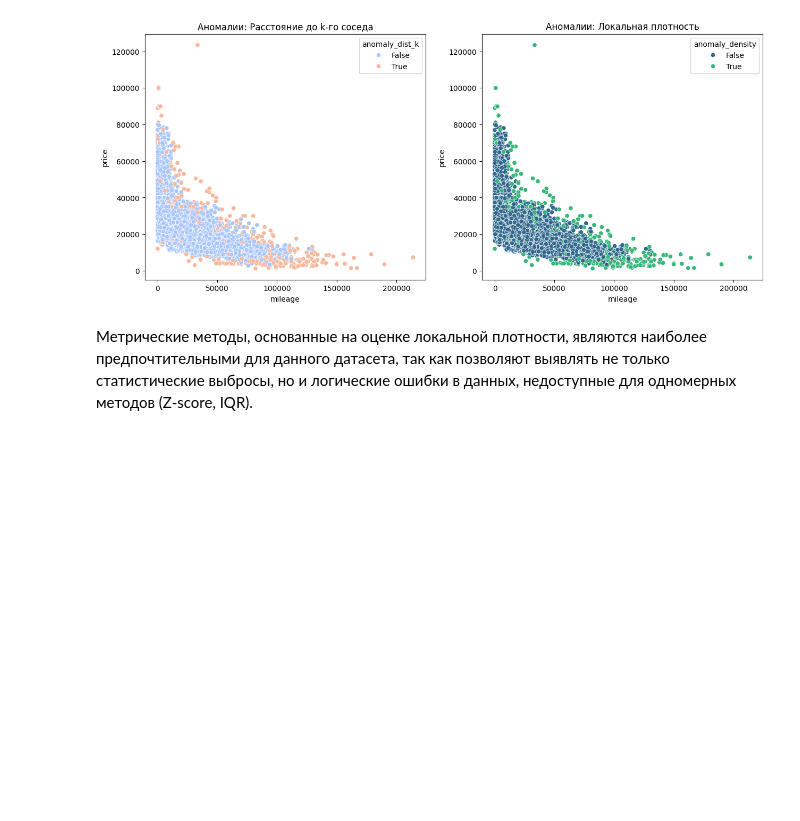
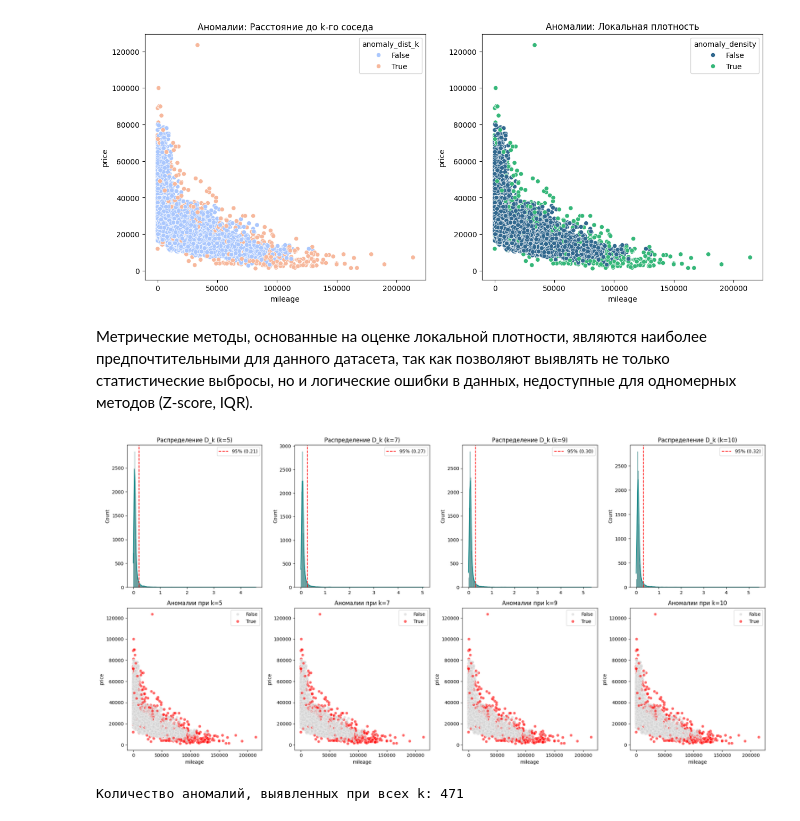
Before and after one commit to ask1d/lab2, a Jupyter notebook: notebooks/02_data_understanding.ipynb, the cells around one changed output. Saved outputs shown, nothing was run; the diff lists cells and outputs as text; code cells hidden in the pictures; blank space fills up the shorter version.

```diff
--- a/notebooks/02_data_understanding.ipynb
+++ b/notebooks/02_data_understanding.ipynb
@@ -279,10 +279,6 @@ results = {method: df[method].sum() for method in methods}
 print("Количество выявленных аномалий по методам")
 for method, count in results.items():
     print(f"{method}: {count} записей")
-
-
-df['is_strong_anomaly'] = df[methods].all(axis=1)
-print(f"\nКоличество объектов, признанных аномалиями всеми методами: {df['is_strong_anomaly'].sum()}")
 # %% [output]
 Количество выявленных аномалий по методам
 anomaly_dist_k: 539 записей
@@ -304,3 +298,52 @@ plt.show()
 [figure]
 # %% [markdown]
  Метрические методы, основанные на оценке локальной плотности, являются наиболее предпочтительными для данного датасета, так как позволяют выявлять не только статистические выбросы, но и логические ошибки в данных, недоступные для одномерных методов (Z-score, IQR).
+# %%
+import matplotlib.pyplot as plt
+import seaborn as sns
+from sklearn.neighbors import NearestNeighbors
+import numpy as np
+
+# Список значений k для анализа
+k_values = [5, 7, 9, 10]
+anomaly_indices = {}
+
+# Подготовка графиков (2 ряда по 4 графика: распределение и scatter plot)
+fig, axes = plt.subplots(2, 4, figsize=(20, 10))
+
+for i, k in enumerate(k_values):
+    # 1. Расчет среднего расстояния
+    knn = NearestNeighbors(n_neighbors=k, metric='euclidean')
+    knn.fit(X_scaled)
+    distances, _ = knn.kneighbors(X_scaled)
+    avg_dist = distances.mean(axis=1)
+
+    # Сохранение метрики в DF для текущего k
+    col_name = f'avg_dist_k{k}'
+    df[col_name] = avg_dist
+
+    # 2. Определение порога (верхние 5%)
+    threshold = np.percentile(avg_dist, 95)
+    is_anomaly = avg_dist > threshold
+    anomaly_indices[k] = set(df[is_anomaly].index)
+
+    # 3. Визуализация распределения метрики (верхний ряд)
+    sns.histplot(avg_dist, kde=True, ax=axes[0, i], color='teal')
+    axes[0, i].axvline(threshold, color='red', linestyle='--', label=f'95% ({threshold:.2f})')
+    axes[0, i].set_title(f'Распределение D_k (k={k})')
+    axes[0, i].legend()
+
+    # 4. Визуализация аномалий на Scatter Plot (нижний ряд)
+    sns.scatterplot(data=df, x='mileage', y='price', hue=is_anomaly,
+                    palette={False: 'lightgray', True: 'red'}, ax=axes[1, i], alpha=0.6)
+    axes[1, i].set_title(f'Аномалии при k={k}')
+
+plt.tight_layout()
+plt.show()
+
+# 5. Количественный анализ пересечений
+common_all = set.intersection(*anomaly_indices.values())
+print(f"Количество аномалий, выявленных при всех k: {len(common_all)}")
+# %% [output]
+[figure, added]
+Количество аномалий, выявленных при всех k: 471
```
Also changed, not shown: parts of 3 cells of this notebook.
